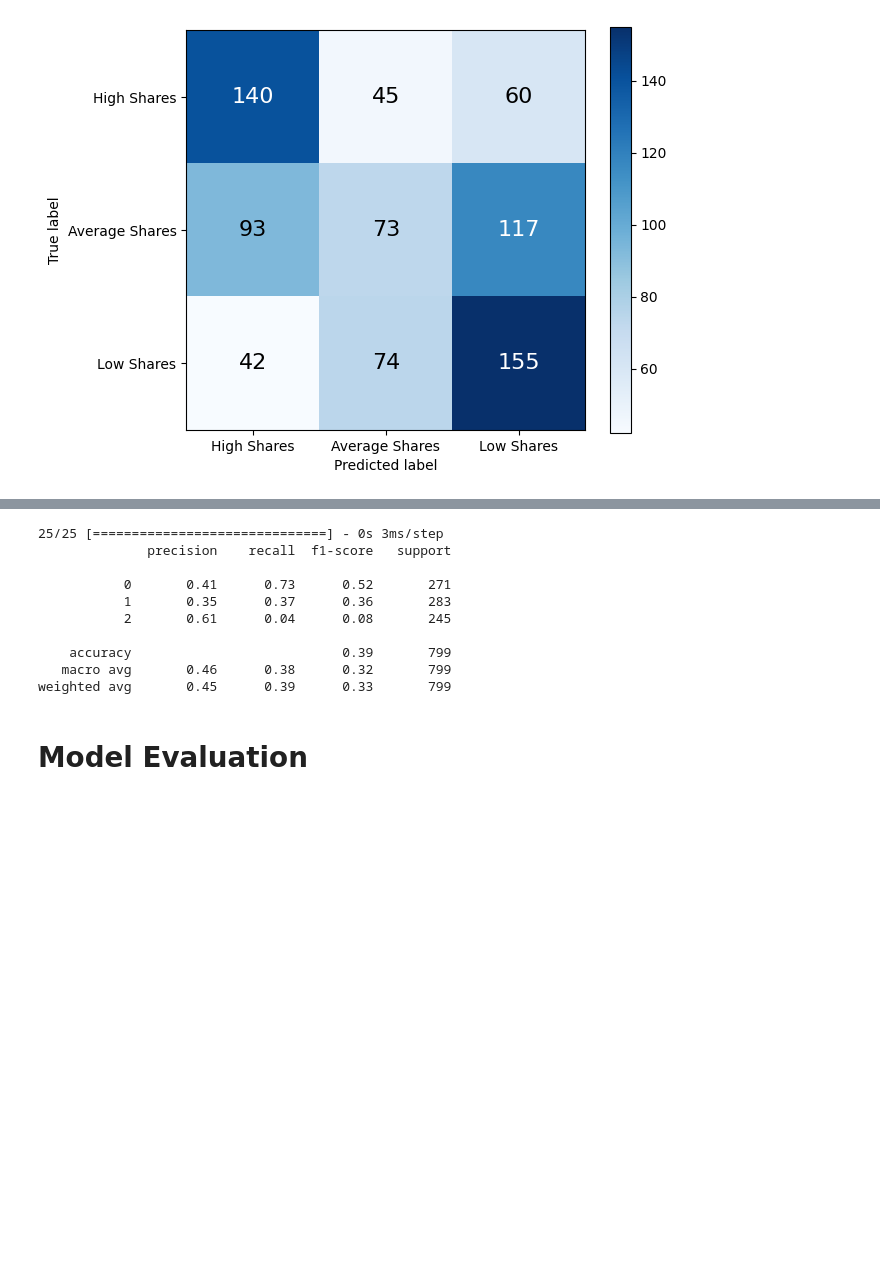
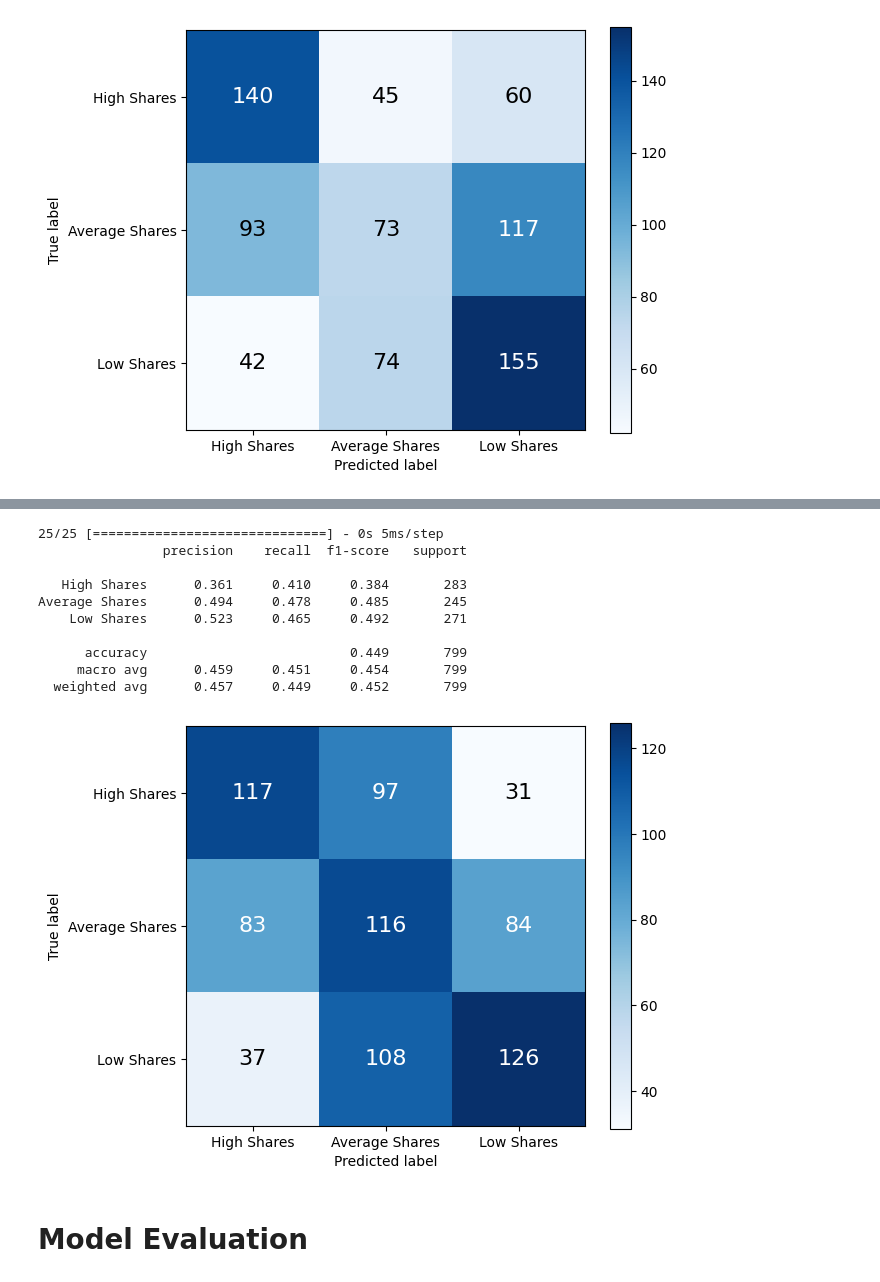
Before and after one commit to ChuanPoYan/IS4242-Project, a Jupyter notebook: The Smart Local Modelling.ipynb, the cells around one changed output, grey strips where cells are left out. Cells and saved outputs as stored; diff of their text form; code cells hidden in the pictures; blank space fills up the shorter version.

```diff
--- a/The Smart Local Modelling.ipynb
+++ b/The Smart Local Modelling.ipynb
@@ -773,30 +649,24 @@ print(y_test_encode.shape)
 # %%
-# Import necessary libraries
-import keras
-from keras.models import Sequential
-from keras.layers import Dense, Conv1D, MaxPooling1D, Flatten, Dropout
-import tensorflow as tf
-
 tf.keras.utils.set_random_seed(1)
 
 # Build the model
-model = Sequential()
-model.add(Conv1D(filters=128, kernel_size=3, activation='relu', input_shape=(X_train.shape[1], X_train.shape[2])))
-model.add(MaxPooling1D(pool_size=2, padding="same"))
-model.add(Dropout(0.2))
-model.add(Conv1D(64, kernel_size=2,padding="same", activation="linear"))
-model.add(MaxPooling1D(pool_size=2, padding="same"))
-model.add(Dropout(0.2))
-model.add(Conv1D(32, kernel_size=2,padding="same", activation="linear"))
-model.add(MaxPooling1D(pool_size=2, padding="same"))
-model.add(Dropout(0.2))
-model.add(Flatten())
-model.add(Dense(units=3, activation='softmax'))
+cnn_model = Sequential()
+cnn_model.add(Conv1D(filters=128, kernel_size=3, activation='relu', input_shape=(X_train_map.shape[1], X_train_map.shape[2])))
+cnn_model.add(MaxPooling1D(pool_size=2, padding="same"))
+cnn_model.add(Dropout(0.2))
+cnn_model.add(Conv1D(64, kernel_size=2,padding="same", activation="linear"))
+cnn_model.add(MaxPooling1D(pool_size=2, padding="same"))
+cnn_model.add(Dropout(0.2))
+cnn_model.add(Conv1D(32, kernel_size=2,padding="same", activation="linear"))
+cnn_model.add(MaxPooling1D(pool_size=2, padding="same"))
+cnn_model.add(Dropout(0.2))
+cnn_model.add(Flatten())
+cnn_model.add(Dense(units=3, activation='softmax'))
 
 # Compile the model
-model.compile(optimizer='adam', loss='categorical_crossentropy', metrics=['accuracy'])
+cnn_model.compile(optimizer='adam', loss='categorical_crossentropy', metrics=['accuracy'])
 
 # Train the model
-model.fit(X_train, y_train_encode, epochs=25, batch_size=32, validation_data=(X_test, y_test_encode))
+cnn_model.fit(X_train_map, y_train_encode, epochs=25, batch_size=32, validation_data=(X_test_map, y_test_encode), workers=multiprocessing.cpu_count())
 # %% [output]
 Epoch 1/25
@@ -819,22 +689,24 @@ Epoch 25/25
 <keras.callbacks.History at 0x...>
-# %%
-from sklearn.metrics import classification_report, accuracy_score
-# Make predictions on test data
-y_pred = model.predict(X_test)
-
-# Convert predictions from one-hot encoding to class labels
-y_pred = np.argmax(y_pred, axis=1)
-print(classification_report(y_test.flatten(), y_pred))
-# %% [output]
-25/25 [==============================] - 0s 3ms/step
-              precision    recall  f1-score   support
-
-           0       0.41      0.73      0.52       271
-           1       0.35      0.37      0.36       283
-           2       0.61      0.04      0.08       245
-
-    accuracy                           0.39       799
-   macro avg       0.46      0.38      0.32       799
-weighted avg       0.45      0.39      0.33       799
+# %%
+y_pred_cnn = cnn_model.predict(X_test_map)
+y_pred_cnn = np.argmax(y_pred_cnn, axis=1)
+y_pred_cnn = np.vectorize(lambda x: rev_mapper[x])(y_pred_cnn)
+
+y_test_cnn = np.argmax(y_test_encode, axis=1)
+y_test_cnn = np.vectorize(lambda x: rev_mapper[x])(y_test_cnn)
+
+evaluate_model(y_test_cnn, y_pred_cnn)
+# %% [output]
+25/25 [==============================] - 0s 5ms/step
+                precision    recall  f1-score   support
+
+   High Shares      0.361     0.410     0.384       283
+Average Shares      0.494     0.478     0.485       245
+    Low Shares      0.523     0.465     0.492       271
+
+      accuracy                          0.449       799
+     macro avg      0.459     0.451     0.454       799
+  weighted avg      0.457     0.449     0.452       799
+[figure, added]
 # %% [markdown]
 # Model Evaluation
```
Also changed, not shown: parts of 17 cells of this notebook.
